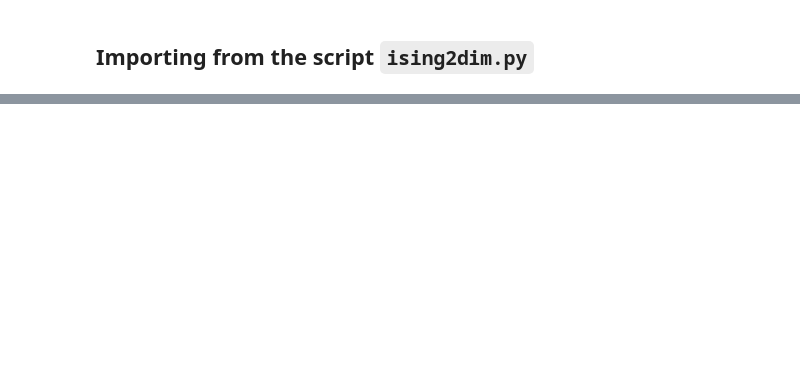
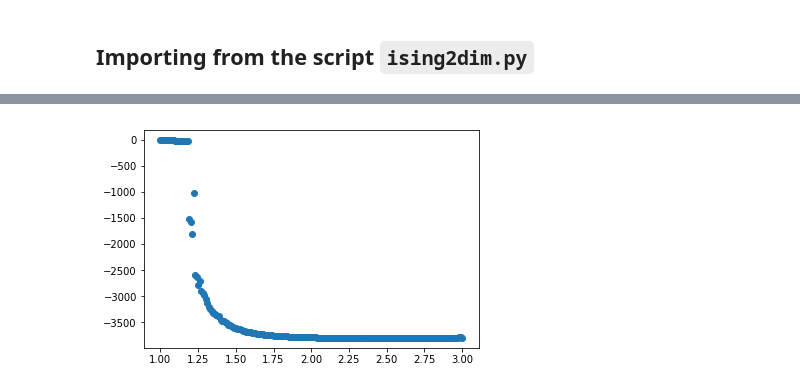
Before and after one commit to ernestyalumni/CompPhys, a Jupyter notebook: Cpp/Ising/ising.ipynb, the cells around one changed output, grey strips where cells are left out. Saved outputs shown, nothing was run; the diff lists cells and outputs as text; code cells hidden in the pictures; blank space fills up the shorter version.

Commit message:
Added Ising GPU

```diff
--- a/Cpp/Ising/ising.ipynb
+++ b/Cpp/Ising/ising.ipynb
@@ -142,0 +242,2 @@ sys.path.append('./')
+# %%
+avgsresults_GPU = np.fromfile("./IsingGPU/data/IsingMetroGPU.bin",dtype=np.float32)
@@ -142,0 +250,4 @@ sys.path.append('./')
+# %%
+avgsresults_GPU = avgsresults_GPU.reshape(201,7) # 7 different averages
+print(avgsresults_GPU.shape)
+print(avgsresults_GPU.size)
@@ -142,0 +275,9 @@ sys.path.append('./')
+# %%
+fig = plt.figure()
+ax = fig.add_subplot(1,1,1)
+T = avgsresults_GPU[:,0]
+E_avg = avgsresults_GPU[:,1]
+ax.scatter( T, E_avg)
+plt.show()
+# %% [output]
+[figure, added]
```
Also changed, not shown: parts of 28 cells of this notebook, 30 other files.
